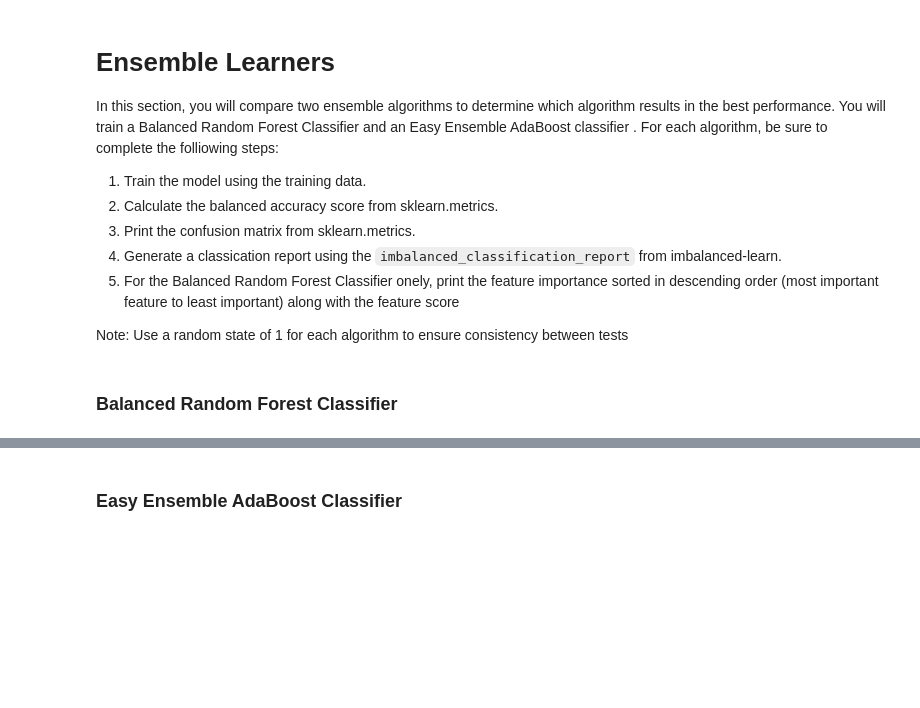
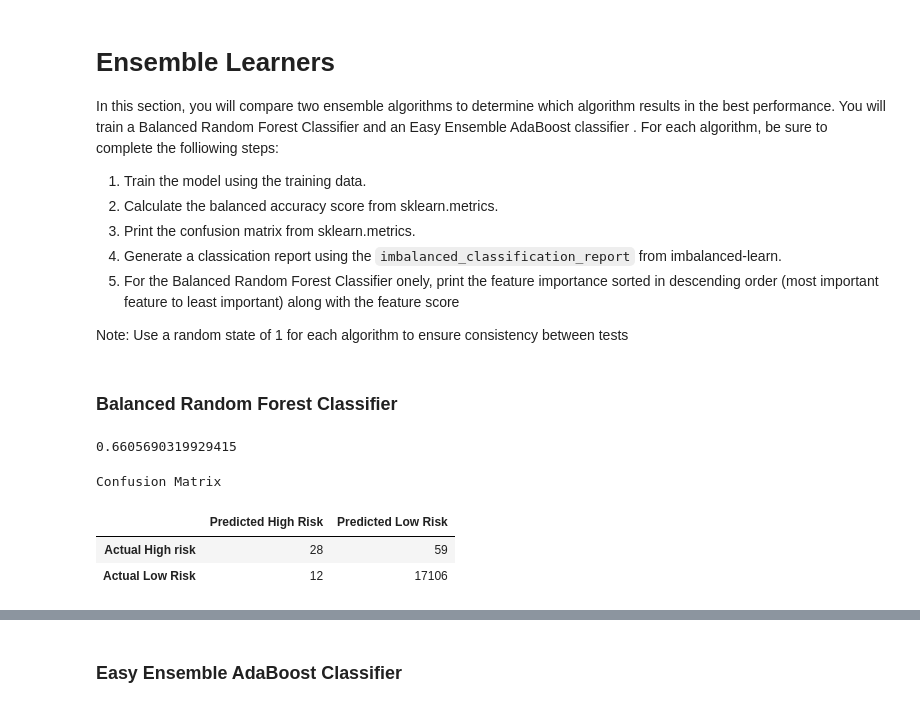
Before and after one commit to boranova/Machine-Learning-Risky-Business, a Jupyter notebook: credit_risk_ensemble.ipynb, the cells around one changed output, grey strips where cells are left out. Drawn from its saved outputs; the diff is of its cells as text; code cells hidden in the pictures; blank space fills up the shorter version.

```diff
--- a/credit_risk_ensemble.ipynb
+++ b/credit_risk_ensemble.ipynb
@@ -143,2 +215,26 @@ X_res, y_res = ros.fit_resample(X_train, y_train)
+# %%
+# Calculated the balanced accuracy score
+
+from sklearn.metrics import balanced_accuracy_score
+
+# Calculating the accuracy score
+acc_score = balanced_accuracy_score(y_test, predictions)
+acc_score
+# %% [output]
+0.6605690319929415
+# %%
+# Display the confusion matrix
+
+cm = confusion_matrix(y_test, predictions)
+cm_df = pd.DataFrame(
+    cm, index=["Actual High risk", "Actual Low Risk"], columns=["Predicted High Risk", "Predicted Low Risk"])
+
+print("Confusion Matrix")
+display(cm_df)
+# %% [output]
+Confusion Matrix
+|  | Predicted High Risk | Predicted Low Risk |
+| Actual High risk | 28 | 59 |
+| Actual Low Risk | 12 | 17106 |
 # %%
 # Print the imbalanced classification report
```
Also changed, not shown: parts of 17 cells of this notebook.
